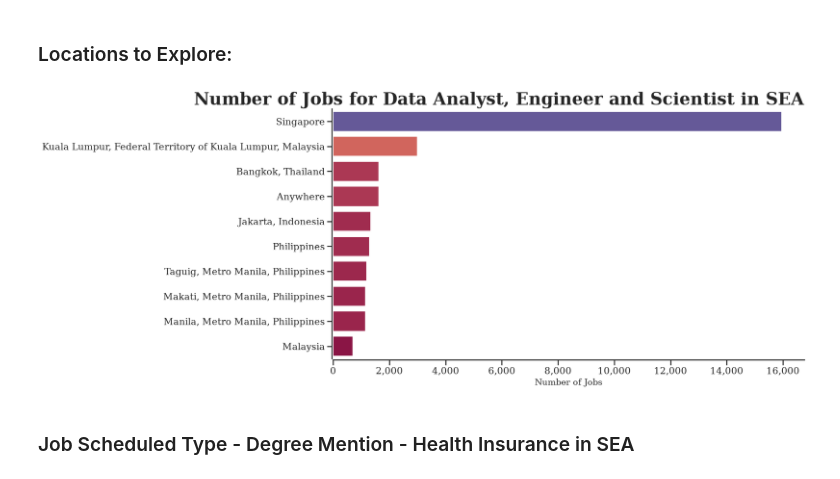
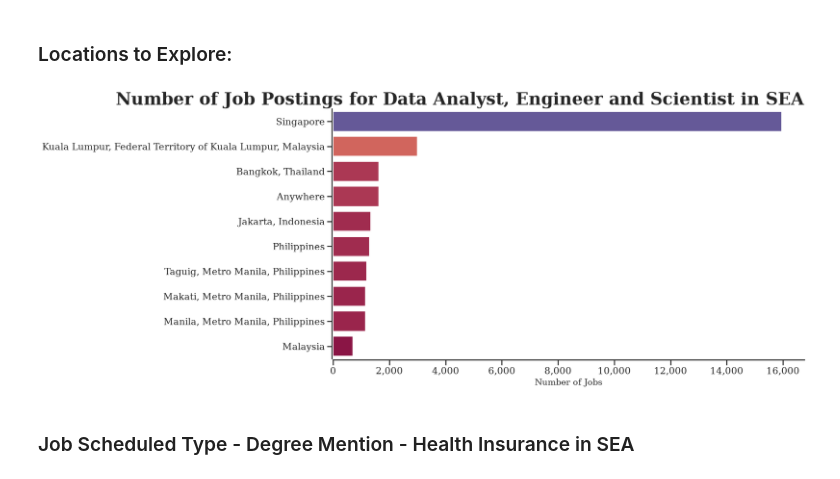
Before and after one commit to JohnnyQuant/Python_Data_Project, a Jupyter notebook: Project/1_EDA_Intro.ipynb, the cells around one changed output. Saved outputs shown, nothing was run; the diff lists cells and outputs as text; code cells hidden in the pictures.

```diff
--- a/Project/1_EDA_Intro.ipynb
+++ b/Project/1_EDA_Intro.ipynb
@@ -212,34 +212,34 @@ sns.set_theme(
                 style='ticks'
                 , palette = 'Spectral'
                 , context="talk"
                 , font = 'serif'
                 , font_scale = 1)
 
 sns.barplot(
             data = df_location
             , x = 'count'
             , y = 'job_location'
             , hue = 'count'
             , palette = 'Spectral'
             , legend = False)
 
 sns.despine(offset=2)
 
 plt.title(
-            'Number of Jobs for Data Analyst, Engineer and Scientist in SEA'
+            'Number of Job Postings for Data Analyst, Engineer and Scientist in SEA'
             , fontdict={'fontsize': 30, 'fontweight': 'bold'}
             , loc = 'right')
 
 plt.xlabel(
             'Number of Jobs'
             , fontdict={'fontsize': 15})
 
 plt.ylabel('')
 
 plt.gca().xaxis.set_major_formatter(plt.FuncFormatter(lambda x, _: f'{int(x):,}'))
 
 plt.show()
 # %% [output]
-[figure, old version]
+[figure, new version]
 # %% [markdown]
 ### Job Scheduled Type - Degree Mention - Health Insurance in SEA
```
Also changed, not shown: parts of 5 cells of this notebook.
